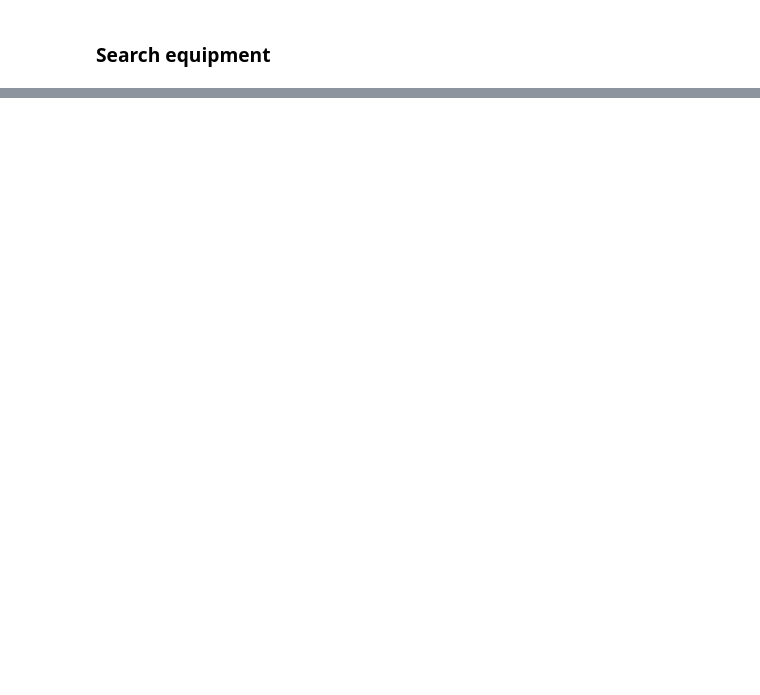
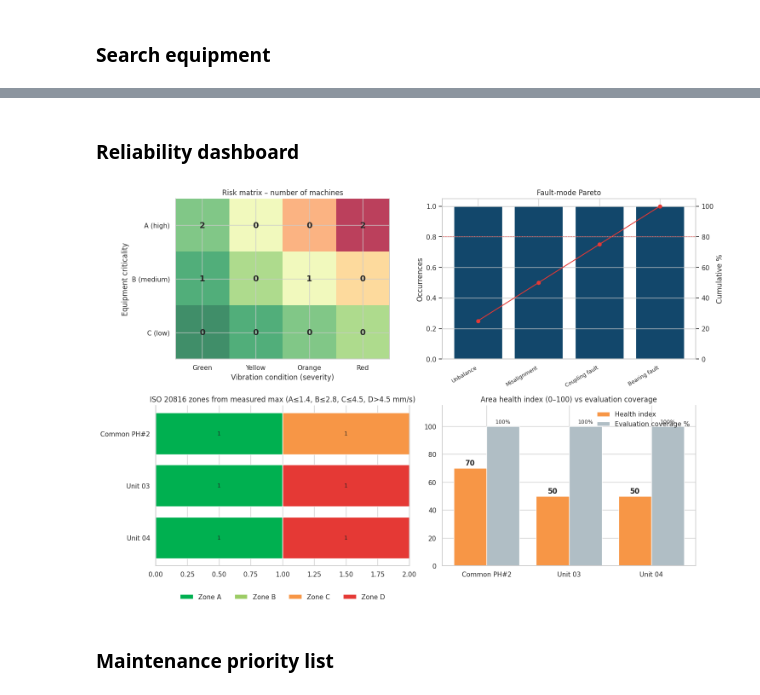
Before and after one commit to alsulami412-arch/Vibration-group, a Jupyter notebook: Vibration_group.ipynb, the cells around one changed output, grey strips where cells are left out. Saved outputs shown, nothing was run; the diff lists cells and outputs as text; code cells hidden in the pictures; blank space fills up the shorter version.

```diff
--- a/Vibration_group.ipynb
+++ b/Vibration_group.ipynb
@@ -513,0 +681,77 @@ print(f"{len(view)} rows")
+# %% [markdown]
+### Reliability dashboard
+# %%
+# 9) Charts: risk matrix, fault Pareto, ISO zones, area health index
+fig, ax = plt.subplots(2, 2, figsize=(15, 10))
+
+# a) Risk matrix: criticality x condition
+mat = (rel[rel["Condition"] != "Not Evaluated"]
+       .pivot_table(index="Criticality", columns="Condition", values="No.", aggfunc="count",
+                    fill_value=0, observed=False)
+       .reindex(index=["A", "B", "C"], columns=["Green", "Yellow", "Orange", "Red"], fill_value=0))
+risk = np.outer([3, 2, 1], [1, 2, 3, 4])
+ax[0, 0].imshow(risk, cmap="RdYlGn_r", alpha=0.75, vmin=1, vmax=12)
+for i in range(3):
+    for j in range(4):
+        ax[0, 0].text(j, i, int(mat.iloc[i, j]), ha="center", va="center", fontsize=14, fontweight="bold")
+ax[0, 0].set_xticks(range(4), ["Green", "Yellow", "Orange", "Red"])
+ax[0, 0].set_yticks(range(3), ["A (high)", "B (medium)", "C (low)"])
+ax[0, 0].set_xlabel("Vibration condition (severity)")
+ax[0, 0].set_ylabel("Equipment criticality")
+ax[0, 0].set_title("Risk matrix – number of machines")
+
+# b) Fault mode Pareto
+fm = rel.explode("Fault modes").dropna(subset=["Fault modes"])["Fault modes"].value_counts()
+cum = fm.cumsum() / fm.sum() * 100
+ax[0, 1].bar(fm.index, fm.values, color="#12476b")
+ax[0, 1].set_xticks(range(len(fm)), fm.index, rotation=30, ha="right", fontsize=9)
+ax[0, 1].set_ylabel("Occurrences")
+ax2 = ax[0, 1].twinx()
+ax2.plot(fm.index, cum.values, color="#E53935", marker="o")
+ax2.axhline(80, color="#E53935", ls="--", lw=0.8)
+ax2.set_ylim(0, 105)
+ax2.set_ylabel("Cumulative %")
+ax[0, 1].set_title("Fault-mode Pareto")
+
+# c) ISO zone distribution per area
+zones = (rel[rel["ISO zone"] != "n/a"].pivot_table(index="Area", columns="ISO zone", values="No.",
+         aggfunc="count", fill_value=0).reindex(columns=list("ABCD"), fill_value=0))
+zc = {"A": "#00B050", "B": "#9CCC65", "C": "#F79646", "D": "#E53935"}
+left = pd.Series(0, index=zones.index)
+for z in "ABCD":
+    ax[1, 0].barh(zones.index, zones[z], left=left, color=zc[z], label=f"Zone {z}", edgecolor="white")
+    for i, (l, v) in enumerate(zip(left, zones[z])):
+        if v:
+            ax[1, 0].text(l + v / 2, i, int(v), ha="center", va="center", fontsize=9)
+    left += zones[z]
+a, b, c = ISO_LIMITS
+ax[1, 0].set_title(f"ISO 20816 zones from measured max (A≤{a}, B≤{b}, C≤{c}, D>{c} mm/s)")
+ax[1, 0].legend(ncol=4, loc="lower center", bbox_to_anchor=(0.5, -0.25), frameon=False)
+ax[1, 0].invert_yaxis()
+
+# d) Area health index (evaluated machines, Green=100, Yellow=70, Orange=40, Red=0)
+HI = {"Green": 100, "Yellow": 70, "Orange": 40, "Red": 0}
+ev = rel[rel["Condition"] != "Not Evaluated"].copy()
+ev["HI"] = ev["Condition"].astype(str).map(HI)
+health = ev.groupby("Area")["HI"].mean()
+coverage = rel.groupby("Area")["Condition"].apply(lambda s: (s != "Not Evaluated").mean() * 100)
+x = np.arange(len(health))
+bars = ax[1, 1].bar(x - 0.2, health.values, 0.4, label="Health index",
+                    color=[("#00B050" if h >= 75 else "#F79646" if h >= 50 else "#E53935") for h in health])
+ax[1, 1].bar(x + 0.2, coverage.reindex(health.index).values, 0.4, label="Evaluation coverage %", color="#B0BEC5")
+for xi, h, cv in zip(x, health.values, coverage.reindex(health.index).values):
+    ax[1, 1].text(xi - 0.2, h + 2, f"{h:.0f}", ha="center", fontweight="bold")
+    ax[1, 1].text(xi + 0.2, cv + 2, f"{cv:.0f}%", ha="center", fontsize=9)
+ax[1, 1].set_xticks(x, health.index)
+ax[1, 1].set_ylim(0, 115)
+ax[1, 1].set_title("Area health index (0–100) vs evaluation coverage")
+ax[1, 1].legend(frameon=False, loc="upper right")
+
+for a_ in ax.flat:
+    a_.spines[["top"]].set_visible(False)
+plt.tight_layout()
+plt.show()
+# %% [output]
+[figure, added]
+# %% [markdown]
+### Maintenance priority list
```
Also changed, not shown: parts of 36 cells of this notebook.
